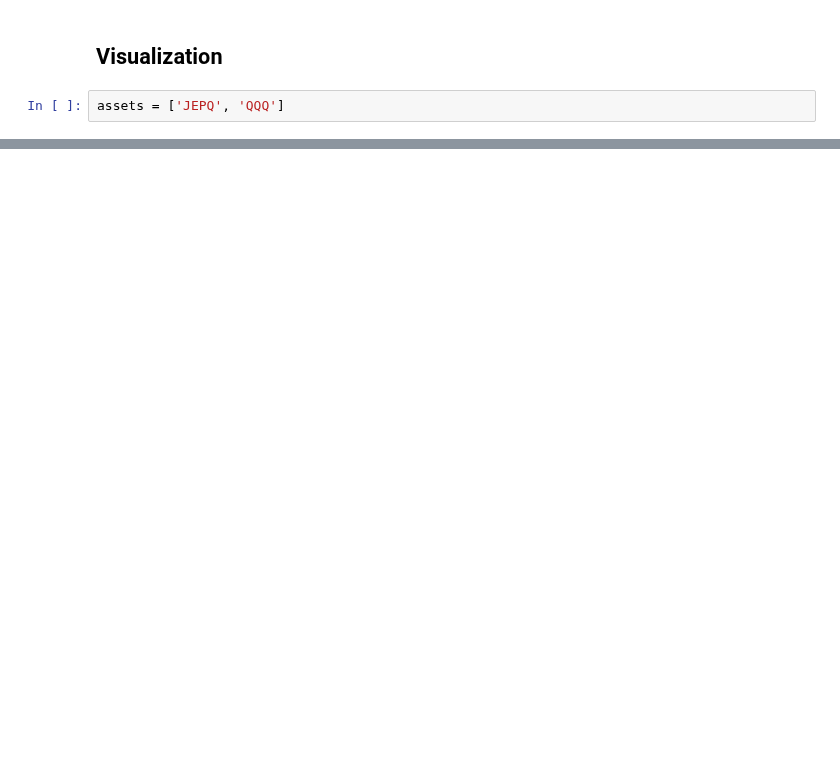
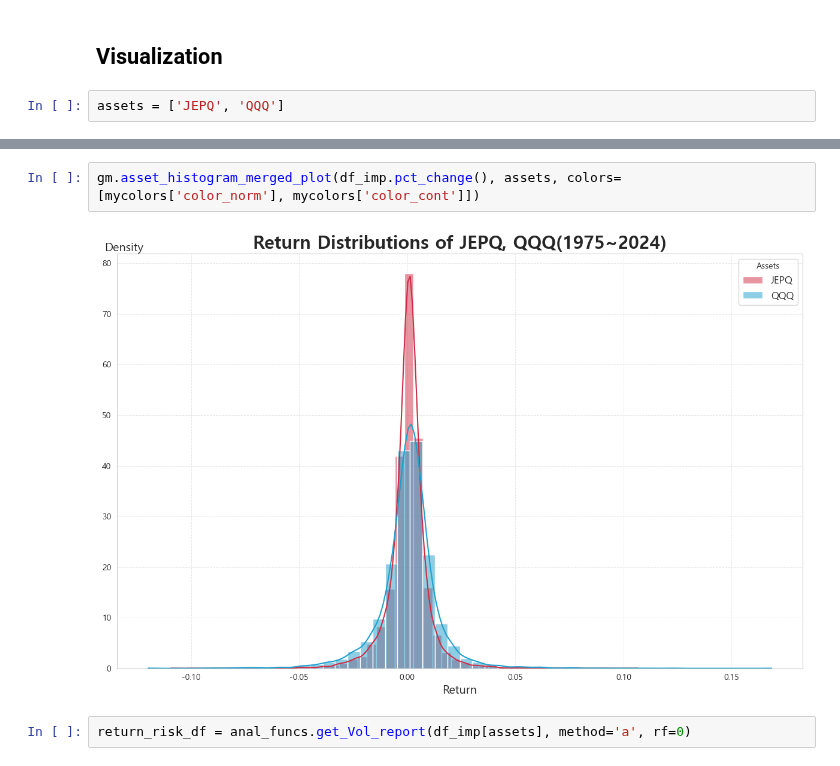
Before and after one commit to sdjhs0327/ws_fn, a Jupyter notebook: contents/00_01_Anal_One_JEPQ.ipynb, the cells around one changed output, grey strips where cells are left out. Cells and saved outputs as stored; diff of their text form; blank space fills up the shorter version.

```diff
--- a/contents/00_01_Anal_One_JEPQ.ipynb
+++ b/contents/00_01_Anal_One_JEPQ.ipynb
@@ -116,0 +121,6 @@ gm.trend_plot(df_imp, assets, colors=[colors['color_norm'], colors['color_cont']
+# %%
+gm.asset_histogram_merged_plot(df_imp.pct_change(), assets, colors=[mycolors['color_norm'], mycolors['color_cont']])
+# %% [output]
+[figure, added]
+# %%
+return_risk_df = anal_funcs.get_Vol_report(df_imp[assets], method='a', rf=0)
```
Also changed, not shown: parts of 11 cells of this notebook.
